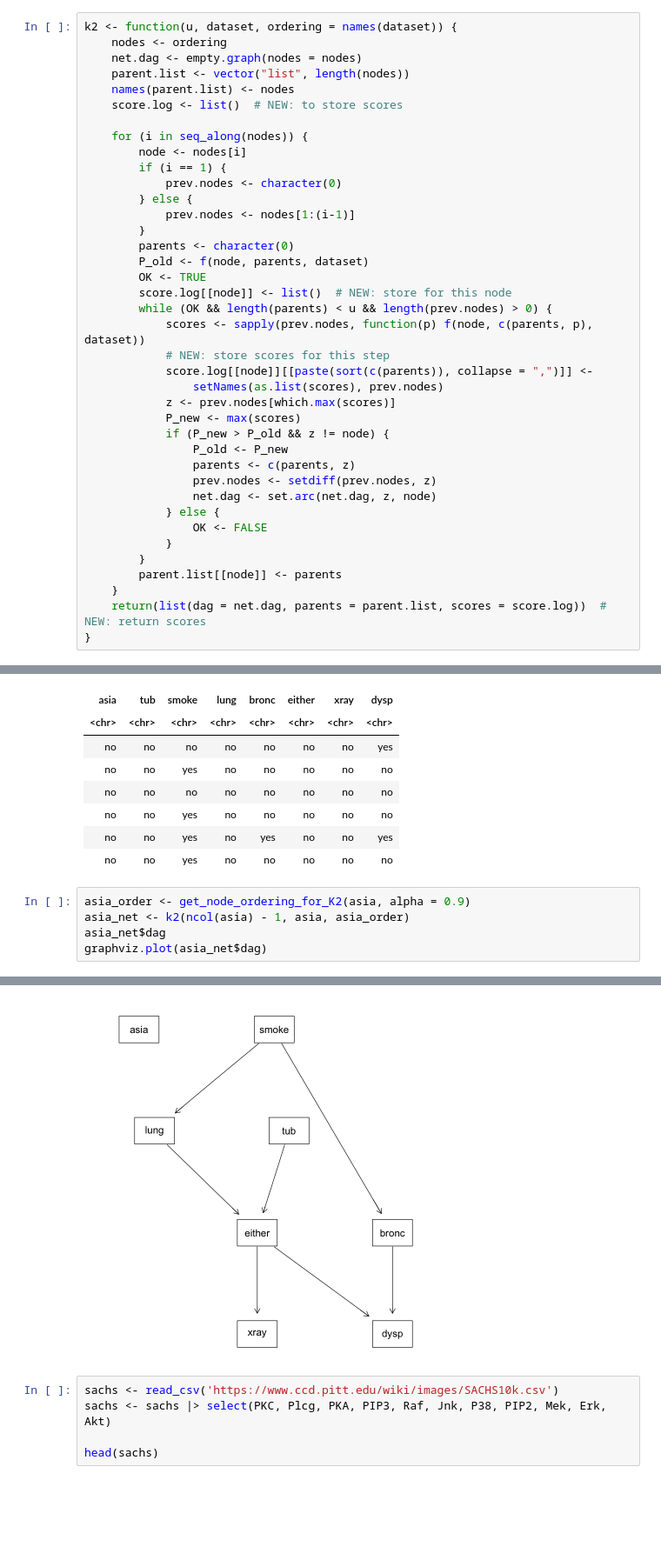
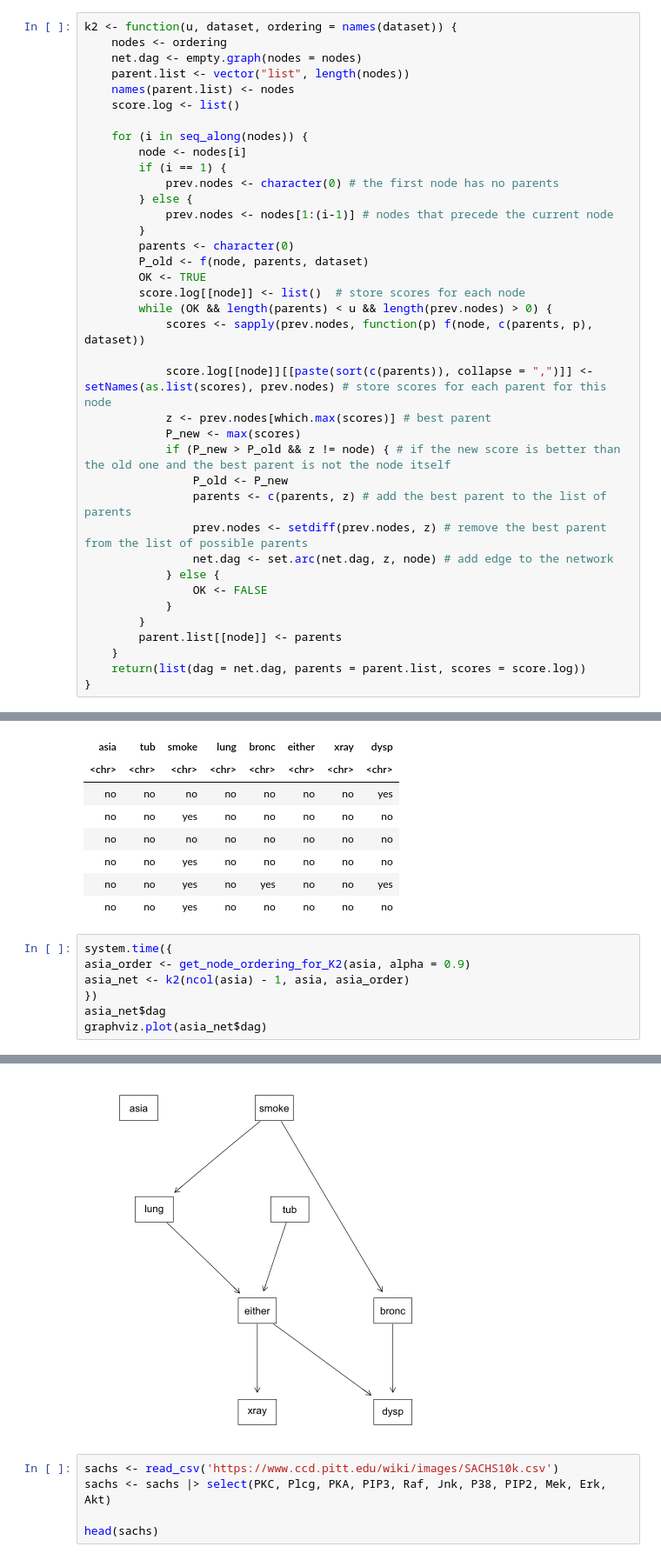
Before and after one commit to filippobezzi/bayesian_networks, a Jupyter notebook: part1_structure_learning_k2_algo.ipynb, the cells around one changed output, grey strips where cells are left out. Shown: that part at 87% size. Drawn from its saved outputs; the diff is of its cells as text; blank space fills up the shorter version.

```diff
--- a/part1_structure_learning_k2_algo.ipynb
+++ b/part1_structure_learning_k2_algo.ipynb
@@ -48,38 +116,37 @@ k2 <- function(u, dataset, ordering = names(dataset)) {
     net.dag <- empty.graph(nodes = nodes)
     parent.list <- vector("list", length(nodes))
     names(parent.list) <- nodes
-    score.log <- list()  # NEW: to store scores
+    score.log <- list()
 
     for (i in seq_along(nodes)) {
         node <- nodes[i]
         if (i == 1) {
-            prev.nodes <- character(0)
+            prev.nodes <- character(0) # the first node has no parents
         } else {
-            prev.nodes <- nodes[1:(i-1)]
+            prev.nodes <- nodes[1:(i-1)] # nodes that precede the current node
         }
         parents <- character(0)
         P_old <- f(node, parents, dataset)
         OK <- TRUE
-        score.log[[node]] <- list()  # NEW: store for this node
+        score.log[[node]] <- list()  # store scores for each node
         while (OK && length(parents) < u && length(prev.nodes) > 0) {
             scores <- sapply(prev.nodes, function(p) f(node, c(parents, p), dataset))
-            # NEW: store scores for this step
-            score.log[[node]][[paste(sort(c(parents)), collapse = ",")]] <-
-                setNames(as.list(scores), prev.nodes)
-            z <- prev.nodes[which.max(scores)]
+
+            score.log[[node]][[paste(sort(c(parents)), collapse = ",")]] <- setNames(as.list(scores), prev.nodes) # store scores for each parent for this node
+            z <- prev.nodes[which.max(scores)] # best parent
             P_new <- max(scores)
-            if (P_new > P_old && z != node) {
+            if (P_new > P_old && z != node) { # if the new score is better than the old one and the best parent is not the node itself
                 P_old <- P_new
-                parents <- c(parents, z)
-                prev.nodes <- setdiff(prev.nodes, z)
-                net.dag <- set.arc(net.dag, z, node)
+                parents <- c(parents, z) # add the best parent to the list of parents
+                prev.nodes <- setdiff(prev.nodes, z) # remove the best parent from the list of possible parents
+                net.dag <- set.arc(net.dag, z, node) # add edge to the network
             } else {
                 OK <- FALSE
             }
         }
         parent.list[[node]] <- parents
     }
-    return(list(dag = net.dag, parents = parent.list, scores = score.log))  # NEW: return scores
+    return(list(dag = net.dag, parents = parent.list, scores = score.log))
 }
 # %% [markdown]
 ### The score function f
@@ -663,8 +817,10 @@ A tibble: 6 x 8
 | no | no | yes | no | yes | no | no | yes |
 | no | no | yes | no | no | no | no | no |
 # %%
+system.time({
 asia_order <- get_node_ordering_for_K2(asia, alpha = 0.9)
 asia_net <- k2(ncol(asia) - 1, asia, asia_order)
+})
 asia_net$dag
 graphviz.plot(asia_net$dag)
 # %% [output]
@@ -698,4 +856,4 @@ Extracting topological order...
-[figure, old version]
+[figure, new version]
 # %%
 sachs <- read_csv('https://www.ccd.pitt.edu/wiki/images/SACHS10k.csv')
 sachs <- sachs |> select(PKC, Plcg, PKA, PIP3, Raf, Jnk, P38, PIP2, Mek, Erk, Akt)
```
Also changed, not shown: parts of 24 cells of this notebook.
